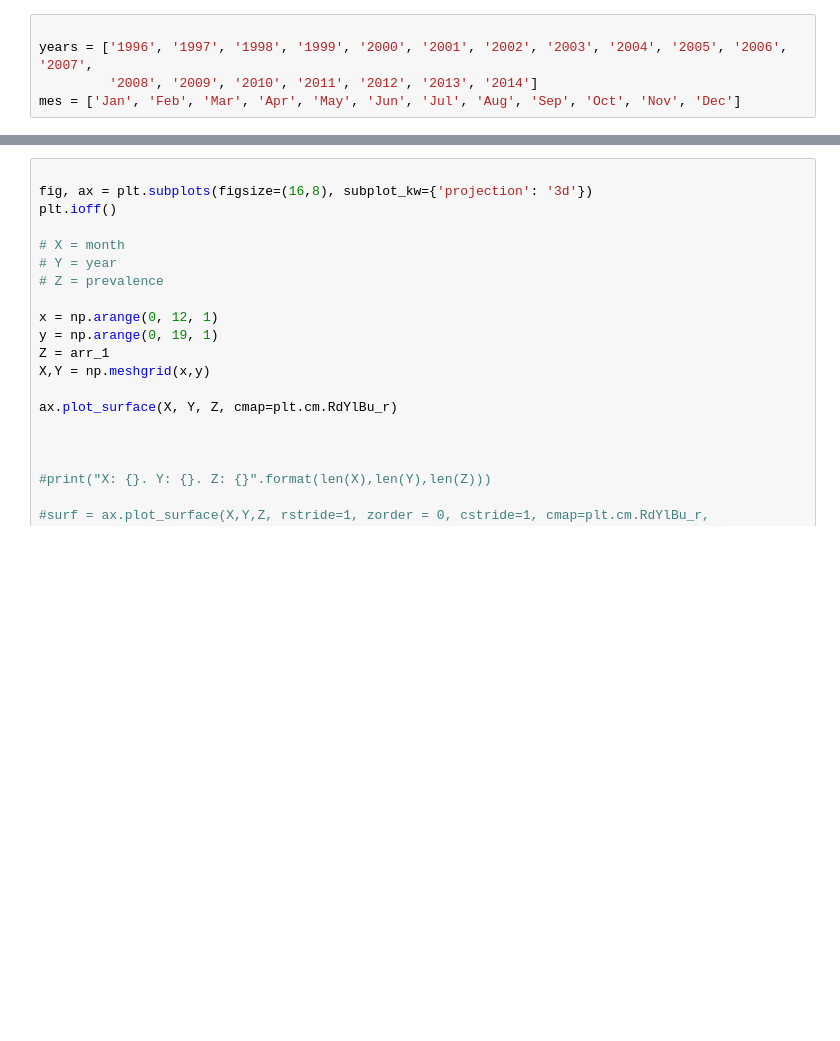
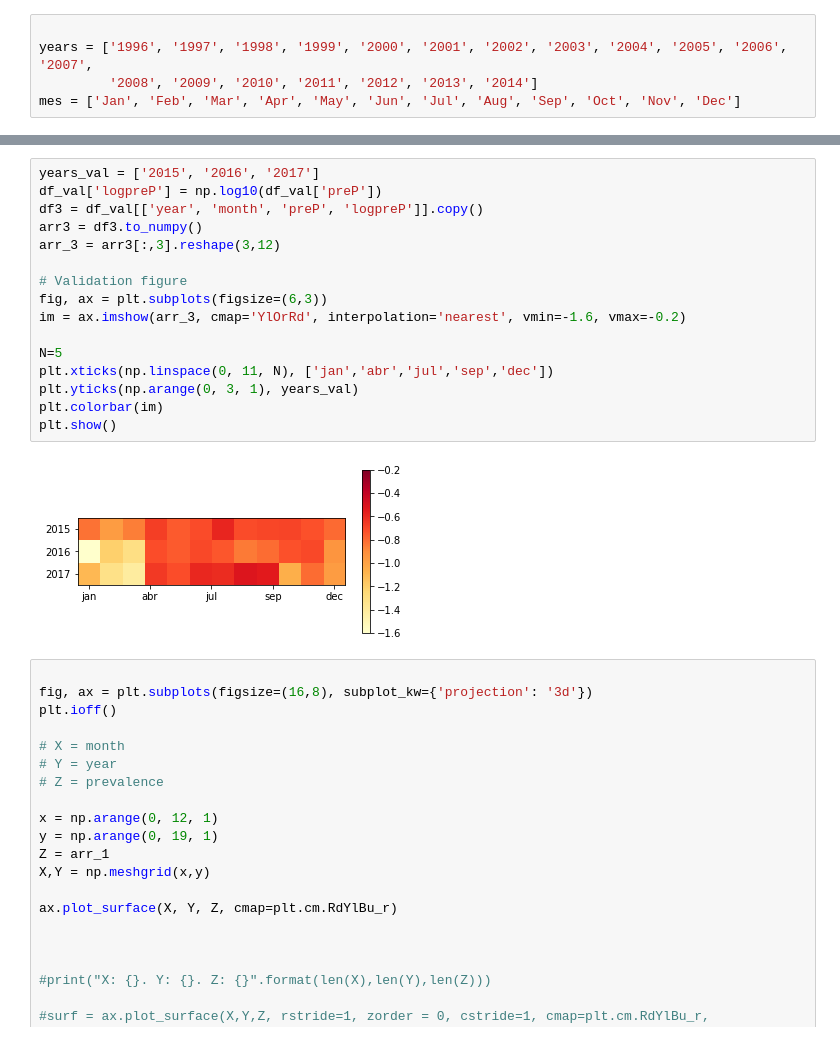
Before and after one commit to castorgit/Predictive_Analytics, a Jupyter notebook: Malaria_model/01_Malaria_file_analysis.ipynb, the cells around one changed output, grey strips where cells are left out. Drawn from its saved outputs; the diff is of its cells as text; blank space fills up the shorter version.

```diff
--- a/Malaria_model/01_Malaria_file_analysis.ipynb
+++ b/Malaria_model/01_Malaria_file_analysis.ipynb
@@ -85,3 +69,21 @@ plt.show()
+# %%
+years_val = ['2015', '2016', '2017']
+df_val['logpreP'] = np.log10(df_val['preP'])
+df3 = df_val[['year', 'month', 'preP', 'logpreP']].copy()
+arr3 = df3.to_numpy()
+arr_3 = arr3[:,3].reshape(3,12)
+
+# Validation figure
+fig, ax = plt.subplots(figsize=(6,3))
+im = ax.imshow(arr_3, cmap='YlOrRd', interpolation='nearest', vmin=-1.6, vmax=-0.2)
+
+N=5
+plt.xticks(np.linspace(0, 11, N), ['jan','abr','jul','sep','dec'])
+plt.yticks(np.arange(0, 3, 1), years_val)
+plt.colorbar(im)
+plt.show()
+# %% [output]
+[figure, added]
 # %%
 
 fig, ax = plt.subplots(figsize=(16,8), subplot_kw={'projection': '3d'})
```
Also changed, not shown: parts of 5 cells of this notebook.
